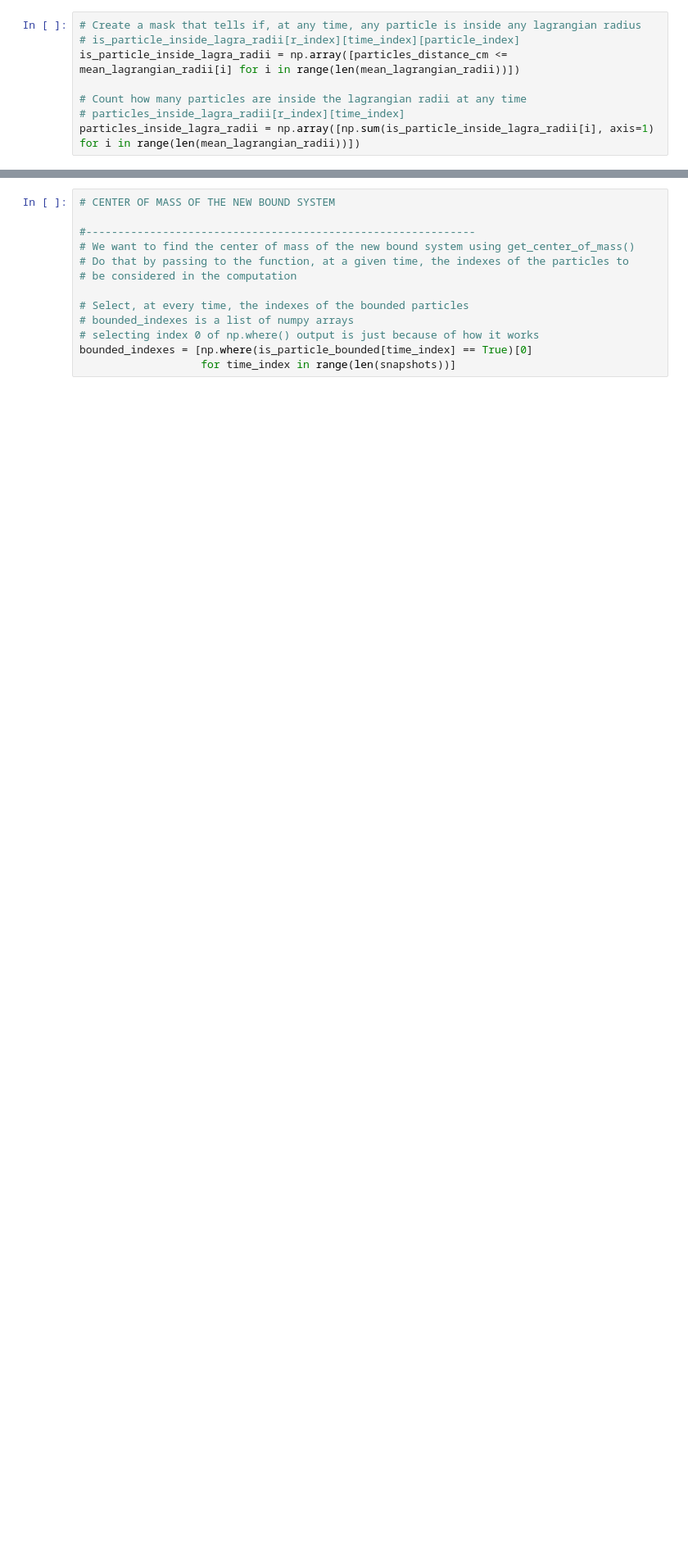
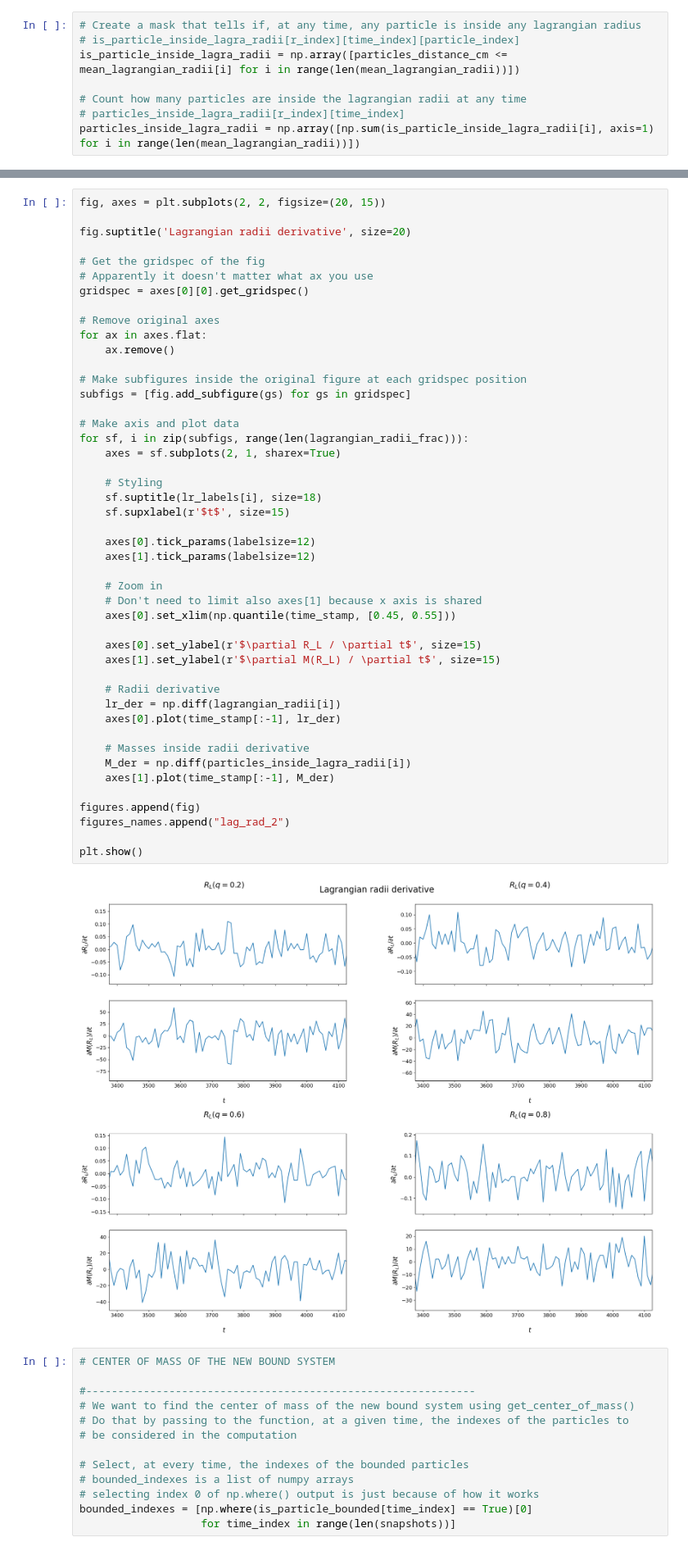
Before and after one commit to F3Solid/stellar_dynamics_2024_exercises, a Jupyter notebook: E4/plummer_sphere.ipynb, the cells around one changed output, grey strips where cells are left out. Shown at 82% size. Cells and saved outputs as stored; diff of their text form; blank space fills up the shorter version.

```diff
--- a/E4/plummer_sphere.ipynb
+++ b/E4/plummer_sphere.ipynb
@@ -1000,3 +975,51 @@ plt.show()
+# %%
+fig, axes = plt.subplots(2, 2, figsize=(20, 15))
+
+fig.suptitle('Lagrangian radii derivative', size=20)
+
+# Get the gridspec of the fig
+# Apparently it doesn't matter what ax you use
+gridspec = axes[0][0].get_gridspec()
+
+# Remove original axes
+for ax in axes.flat:
+    ax.remove()
+
+# Make subfigures inside the original figure at each gridspec position
+subfigs = [fig.add_subfigure(gs) for gs in gridspec]
+
+# Make axis and plot data
+for sf, i in zip(subfigs, range(len(lagrangian_radii_frac))):
+    axes = sf.subplots(2, 1, sharex=True)
+
+    # Styling
+    sf.suptitle(lr_labels[i], size=18)
+    sf.supxlabel(r'$t$', size=15)
+
+    axes[0].tick_params(labelsize=12)
+    axes[1].tick_params(labelsize=12)
+
+    # Zoom in
+    # Don't need to limit also axes[1] because x axis is shared
+    axes[0].set_xlim(np.quantile(time_stamp, [0.45, 0.55]))
+
+    axes[0].set_ylabel(r'$\partial R_L / \partial t$', size=15)
+    axes[1].set_ylabel(r'$\partial M(R_L) / \partial t$', size=15)
+
+    # Radii derivative
+    lr_der = np.diff(lagrangian_radii[i])
+    axes[0].plot(time_stamp[:-1], lr_der)
+
+    # Masses inside radii derivative
+    M_der = np.diff(particles_inside_lagra_radii[i])
+    axes[1].plot(time_stamp[:-1], M_der)
+
+figures.append(fig)
+figures_names.append("lag_rad_2")
+
+plt.show()
+# %% [output]
+[figure, added]
 # %%
 # CENTER OF MASS OF THE NEW BOUND SYSTEM
 
```
Also changed, not shown: parts of 7 cells of this notebook.
